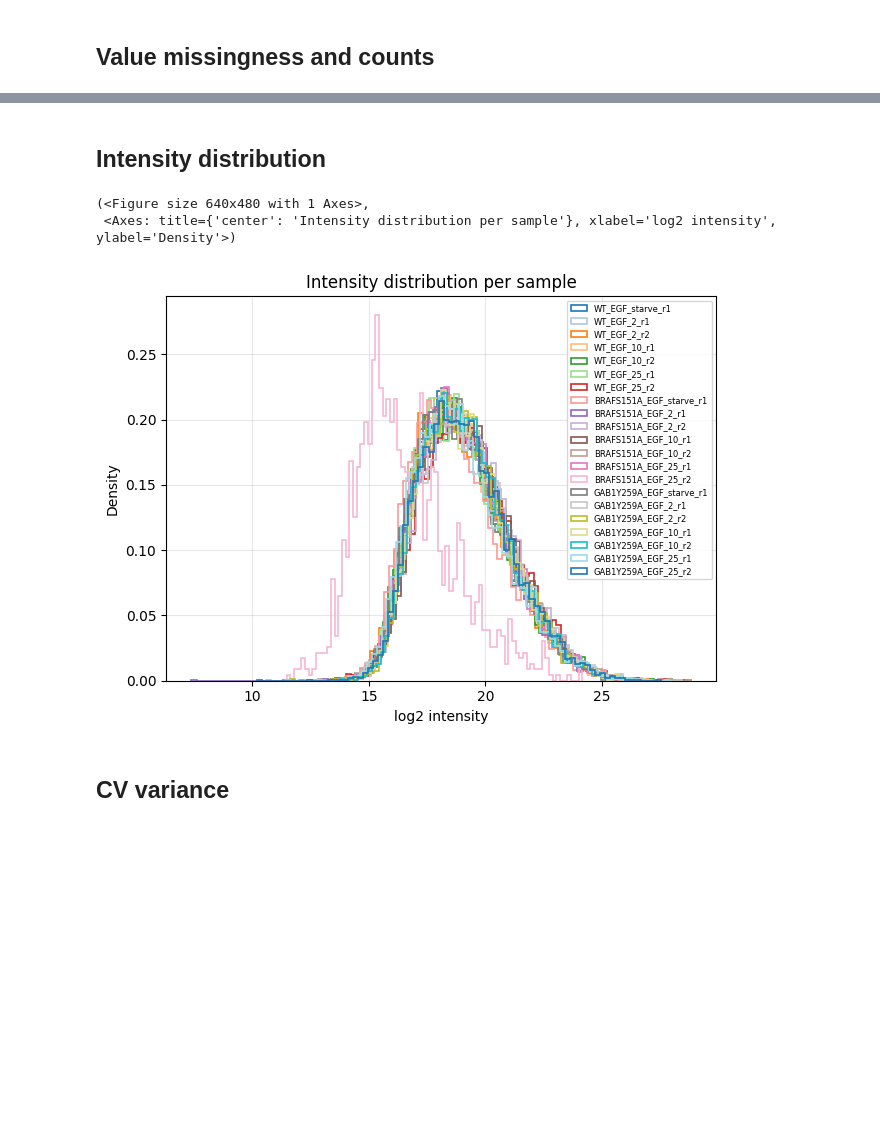
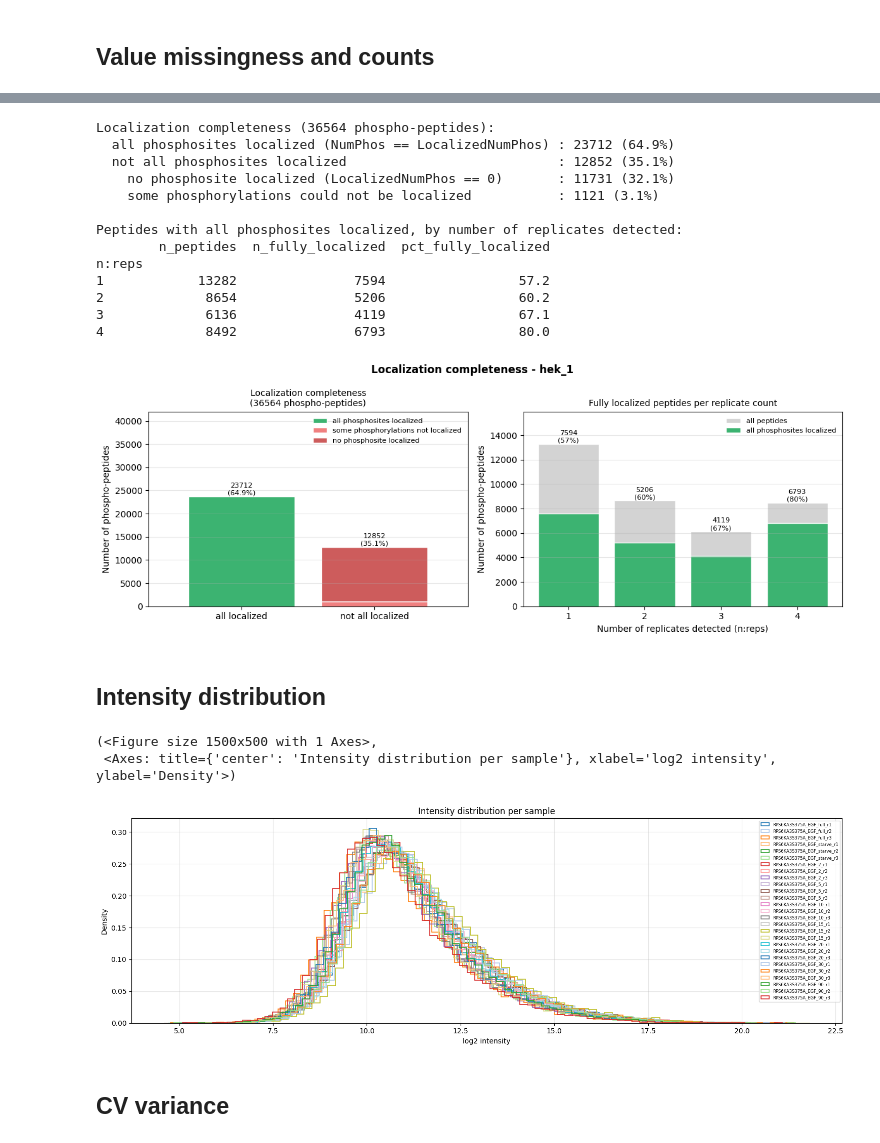
Before and after one commit to IgnacioNavas/TMT_Data_analysis, a Jupyter notebook: notebooks/02_qc/MSMS_data_QC.ipynb, the cells around one changed output, grey strips where cells are left out. Saved outputs shown, nothing was run; the diff lists cells and outputs as text; code cells hidden in the pictures; blank space fills up the shorter version.

```diff
--- a/notebooks/02_qc/MSMS_data_QC.ipynb
+++ b/notebooks/02_qc/MSMS_data_QC.ipynb
@@ -4,8 +4,9 @@ from src.plotting_functions import *
 pio.renderers.default = "png"
 
 
-hme1_1 = pd.read_csv("../../Experiment/hme1_1/Data/Processed/20260709_hTERT_HEM1_1_processed_phPlus.tsv", sep="\t", low_memory=False) #.fillna(0)
-hme1_2 = pd.read_csv("../../Experiment/hme1_2/Data/Processed/20260709_hTERT_HEM1_2_processed_phPlus.tsv", sep="\t", low_memory=False)
-hek_1 = pd.read_csv("../../Experiment/hek_1/Data/Processed/20260709_HEK293T_processed_phPlus.tsv", sep="\t", low_memory=False)
-hme1_mutants = pd.read_csv("../../Experiment/hme1_mutants_test/Data/Processed/20260709_hTERT_HME1_mutants_processed_phPlus_filtered.tsv", sep="\t", low_memory=False)
+# hme1_1 = pd.read_csv("../../Experiment/hme1_1/Data/Processed/20260807_hTERT_HEM1_1_processed_phPlus.tsv", sep="\t", low_memory=False) #.fillna(0)
+# hme1_2 = pd.read_csv("../../Experiment/hme1_2/Data/Processed/20260807_hTERT_HEM1_2_processed_phPlus.tsv", sep="\t", low_memory=False)
+# hek_1 = pd.read_csv("../../Experiment/hek_1/Data/Processed/20260807_HEK293T_processed_phPlus.tsv", sep="\t", low_memory=False)
+# hme1_mutants = pd.read_csv("../../Experiment/hme1_mutants_test/Data/Processed/20260709_hTERT_HME1_mutants_processed_phPlus_filtered.tsv", sep="\t", low_memory=False)
+hme1_diapasef = pd.read_csv("../../Experiment/hme1_diaPASEF/Data/Processed/20260814_peptide_MS2quant_None_transformed.tsv",sep="\t",)
 # %%
@@ -84,20 +98,45 @@ replicate_detection_map(
+# %%
+# hme1_2 only for now.
+loc_table, loc_reps_table, fig, axes = localization_completeness(
+    hek_1,
+    numphos_col="NumPhos",
+    localized_col="LocalizedNumPhos",
+    nreps_col="n:reps",
+    title="Localization completeness - hek_1",
+)
+# %% [output]
+Localization completeness (36564 phospho-peptides):
+  all phosphosites localized (NumPhos == LocalizedNumPhos) : 23712 (64.9%)
+  not all phosphosites localized                           : 12852 (35.1%)
+    no phosphosite localized (LocalizedNumPhos == 0)       : 11731 (32.1%)
+    some phosphorylations could not be localized           : 1121 (3.1%)
+
+Peptides with all phosphosites localized, by number of replicates detected:
+        n_peptides  n_fully_localized  pct_fully_localized
+n:reps
+1            13282               7594                 57.2
+2             8654               5206                 60.2
+3             6136               4119                 67.1
+4             8492               6793                 80.0
+[figure, added]
 # %% [markdown]
 ## Intensity distribution
 # %%
+# ["WT", "EGFRT693A", "BRAFS151A1", "SOS1S1178A", "SHOC2T71A", "BRAFS151A2", "GAB1Y259A", "RPS6KA3S375A"]
 intensity_distribution(
-    hme1_mutants,
-    cell_lines=["WT", "BRAFS151A", "GAB1Y259A"],
-    conditions=["_EGF_"], #, "_INS_","_EGFnINS_"],
+    hme1_diapasef,
+    cell_lines=["RPS6KA3S375A"], #["WT"],  #, "BRAFS151A", "GAB1Y259A"],
+    conditions=["_EGF_"],#, "_INS_","_EGFnINS_"],
     data_type="log2:abs",
     log_transform= False,
-    figsize=None,
+    figsize=(15,5),
     title="Intensity distribution per sample",
     ax=None,
 )
 # %% [output]
-(<Figure size 640x480 with 1 Axes>,
+(<Figure size 1500x500 with 1 Axes>,
  <Axes: title={'center': 'Intensity distribution per sample'}, xlabel='log2 intensity', ylabel='Density'>)
-[figure, old version]
+[figure, new version]
 # %% [markdown]
 ## CV variance
 # %%
```
Also changed, not shown: parts of 20 cells of this notebook, 9 other files.
